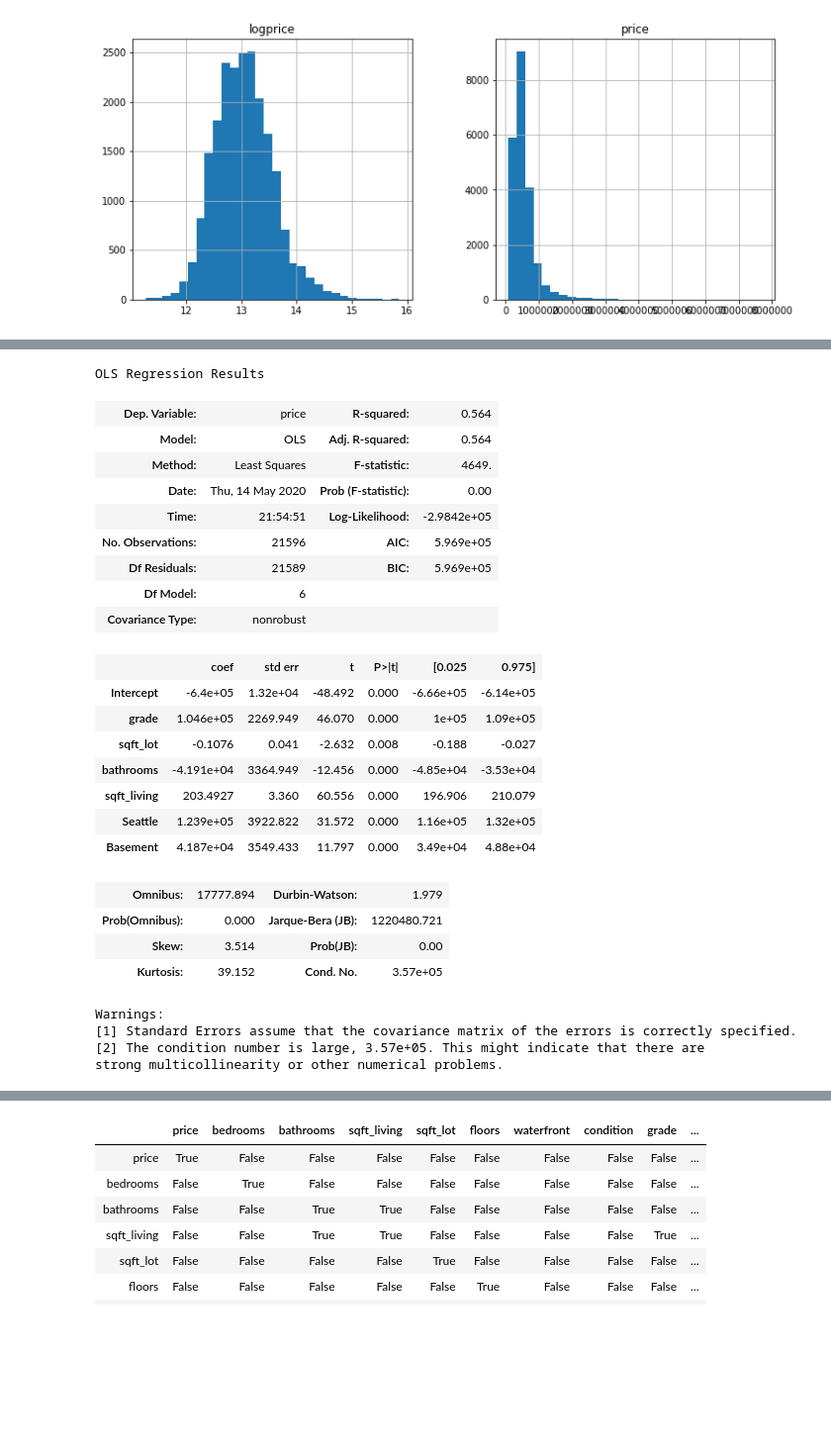
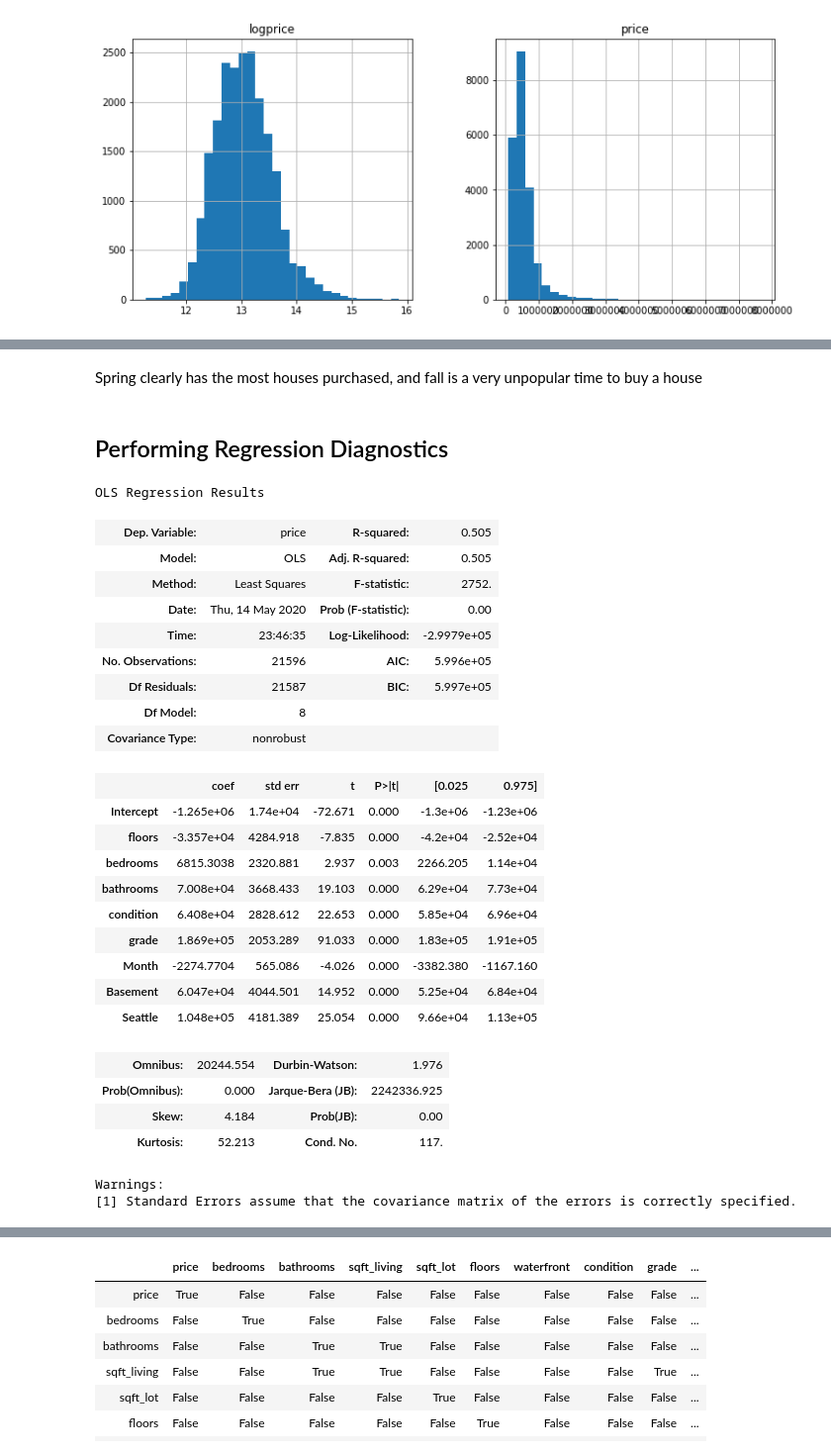
Before and after one commit to aradaha/dsc-mod-2-project-v2-1-onl01-dtsc-ft-030220, a Jupyter notebook: student.ipynb, the cells around one changed output, grey strips where cells are left out. Shown at 99% size. Cells and saved outputs as stored; diff of their text form; code cells hidden in the pictures; blank space fills up the shorter version.

```diff
--- a/student.ipynb
+++ b/student.ipynb
@@ -293,9 +257,9 @@ sns.barplot(x='Seattle', y='price', data=df)
 # %%
-fig, axes = plt.subplots(nrows=2, ncols=2, figsize=(14,10))
-variables = ['floors', 'bedrooms', 'condition', 'grade']
+fig, axes = plt.subplots(nrows=4, ncols=2, figsize=(14,20))
+variables = ['floors', 'bedrooms', 'bathrooms', 'condition', 'grade', 'Month', 'Basement', 'Seattle']
 
 for column, ax in zip(variables, axes.flatten()):
-    (df.groupby(column).mean()['price'].sort_values().plot.bar(ax=ax))
+    (df.groupby(column).mean()['logprice'].sort_values().plot.bar(ax=ax))
 
     ax.set_title(column)
 
@@ -307,34 +294,37 @@ fig.tight_layout()
+# %% [markdown]
+Spring clearly has the most houses purchased, and fall is a very unpopular time to buy a house
+# %% [markdown]
+## Performing Regression Diagnostics
 # %%
 outcome = 'price'
-cols = ['grade', 'sqft_lot', 'bathrooms', 'sqft_living', 'Seattle', 'Basement']
-predictors = '+'.join(cols)
+predictors = '+'.join(variables)
 formula = outcome + '~' + predictors
 model = ols(formula=formula, data=df).fit()
 model.summary()
 # %% [output]
 OLS Regression Results
-| Dep. Variable: | price | R-squared: | 0.564 |
-| Model: | OLS | Adj. R-squared: | 0.564 |
-| Method: | Least Squares | F-statistic: | 4649. |
+| Dep. Variable: | price | R-squared: | 0.505 |
+| Model: | OLS | Adj. R-squared: | 0.505 |
+| Method: | Least Squares | F-statistic: | 2752. |
 | Date: | Thu, 14 May 2020 | Prob (F-statistic): | 0.00 |
-| Time: | 21:54:51 | Log-Likelihood: | -2.9842e+05 |
-| No. Observations: | 21596 | AIC: | 5.969e+05 |
-| Df Residuals: | 21589 | BIC: | 5.969e+05 |
-| Df Model: | 6 |  |  |
+| Time: | 23:46:35 | Log-Likelihood: | -2.9979e+05 |
+| No. Observations: | 21596 | AIC: | 5.996e+05 |
+| Df Residuals: | 21587 | BIC: | 5.997e+05 |
+| Df Model: | 8 |  |  |
 | Covariance Type: | nonrobust |  |  |
 |  | coef | std err | t | P>|t| | [0.025 | 0.975] |
-| Intercept | -6.4e+05 | 1.32e+04 | -48.492 | 0.000 | -6.66e+05 | -6.14e+05 |
-| grade | 1.046e+05 | 2269.949 | 46.070 | 0.000 | 1e+05 | 1.09e+05 |
-| sqft_lot | -0.1076 | 0.041 | -2.632 | 0.008 | -0.188 | -0.027 |
-| bathrooms | -4.191e+04 | 3364.949 | -12.456 | 0.000 | -4.85e+04 | -3.53e+04 |
-| sqft_living | 203.4927 | 3.360 | 60.556 | 0.000 | 196.906 | 210.079 |
-| Seattle | 1.239e+05 | 3922.822 | 31.572 | 0.000 | 1.16e+05 | 1.32e+05 |
-| Basement | 4.187e+04 | 3549.433 | 11.797 | 0.000 | 3.49e+04 | 4.88e+04 |
+| Intercept | -1.265e+06 | 1.74e+04 | -72.671 | 0.000 | -1.3e+06 | -1.23e+06 |
+| floors | -3.357e+04 | 4284.918 | -7.835 | 0.000 | -4.2e+04 | -2.52e+04 |
+| bedrooms | 6815.3038 | 2320.881 | 2.937 | 0.003 | 2266.205 | 1.14e+04 |
+| bathrooms | 7.008e+04 | 3668.433 | 19.103 | 0.000 | 6.29e+04 | 7.73e+04 |
+| condition | 6.408e+04 | 2828.612 | 22.653 | 0.000 | 5.85e+04 | 6.96e+04 |
+| grade | 1.869e+05 | 2053.289 | 91.033 | 0.000 | 1.83e+05 | 1.91e+05 |
+| Month | -2274.7704 | 565.086 | -4.026 | 0.000 | -3382.380 | -1167.160 |
+| Basement | 6.047e+04 | 4044.501 | 14.952 | 0.000 | 5.25e+04 | 6.84e+04 |
+| Seattle | 1.048e+05 | 4181.389 | 25.054 | 0.000 | 9.66e+04 | 1.13e+05 |
-| Omnibus: | 17777.894 | Durbin-Watson: | 1.979 |
-| Prob(Omnibus): | 0.000 | Jarque-Bera (JB): | 1220480.721 |
-| Skew: | 3.514 | Prob(JB): | 0.00 |
-| Kurtosis: | 39.152 | Cond. No. | 3.57e+05 |
+| Omnibus: | 20244.554 | Durbin-Watson: | 1.976 |
+| Prob(Omnibus): | 0.000 | Jarque-Bera (JB): | 2242336.925 |
+| Skew: | 4.184 | Prob(JB): | 0.00 |
+| Kurtosis: | 52.213 | Cond. No. | 117. |
 Warnings:
 [1] Standard Errors assume that the covariance matrix of the errors is correctly specified.
-[2] The condition number is large, 3.57e+05. This might indicate that there are
-strong multicollinearity or other numerical problems.
```
Also changed, not shown: parts of 52 cells of this notebook.
